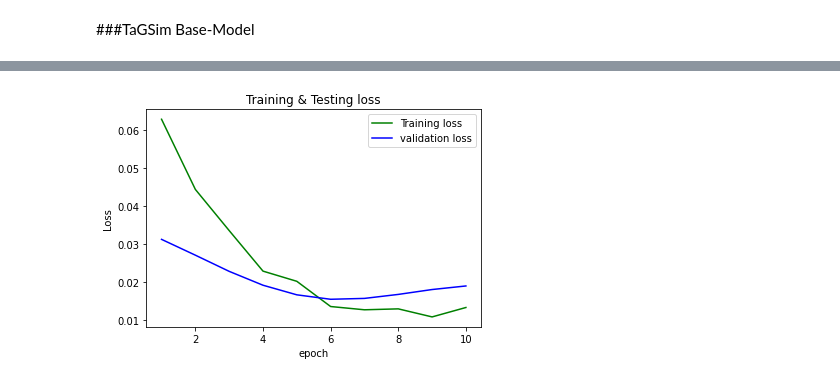
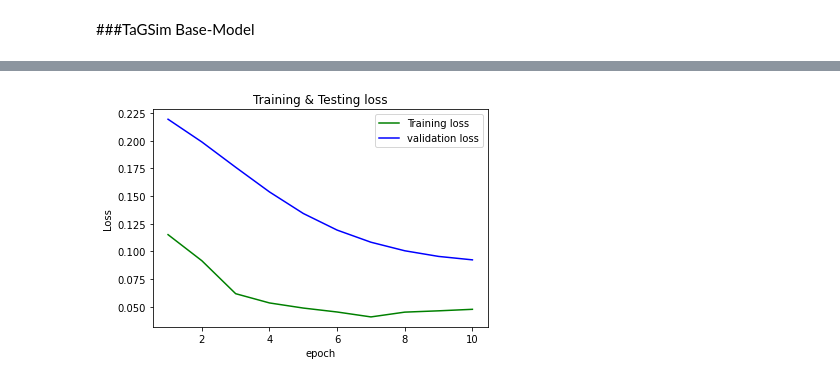
Before and after one commit to neuralresearch/CS39-6, a Jupyter notebook: RenTaGSim_NoNID_Exp.ipynb, the cells around one changed output, grey strips where cells are left out. Saved outputs shown, nothing was run; the diff lists cells and outputs as text; code cells hidden in the pictures.

Commit message:
Updated Validation process with the Real Min GED

```diff
--- a/RenTaGSim_NoNID_Exp.ipynb
+++ b/RenTaGSim_NoNID_Exp.ipynb
@@ -103,0 +98,5 @@ Their GED: 32131223
+# %%
+import pandas as pd
+df = pd.read_csv('realGED.csv')
+realGED_info = df.values.tolist()
+print(realGED_info)
@@ -313,7 +314,7 @@ class TaGSim(torch.nn.Module):
       norm_gt_ged = (ged.count('1')+ged.count('3')+ged.count('4')) / (0.5 * (graph1.number_of_nodes() + graph2.number_of_nodes()))
       label_multiset["gt_ged"] = torch.from_numpy(np.exp(-norm_gt_ged).reshape(1, 1)).view(1, -1).float()
     else:# for testing
-      norm_gt_ged = (len(ged)) / (0.5 * (graph1.number_of_nodes() + graph2.number_of_nodes()))
+      norm_gt_ged = (ged) / (0.5 * (graph1.number_of_nodes() + graph2.number_of_nodes()))
       label_multiset["gt_ged"] = torch.from_numpy(np.exp(-norm_gt_ged).reshape(1, 1)).view(1, -1).float()
 
     return label_multiset
@@ -849,17 +866,17 @@ for graph in range(0, int(len(filenames)/2)):
   graph2 = nx.read_gexf(dirName+pair_2) #updated_train
   train_pair.append({"graph_pair":[graph1,graph2],"ged":ged})
 #testing pair collection
-for graph in range(0, int(len(filenames_test)/2)):
-  pair_1_test = random.choice(filenames_test)
-  while '_' in pair_1_test:
-    pair_1_test = random.choice(filenames_test)
-  for filename in filenames_test:
-      if filename.endswith("_"+pair_1_test):
-        pair_2_test = filename
-        ged = pair_2_test.split('_', 1)[0]
-  graph1 = nx.read_gexf(dirName_test+pair_1_test) #updated_test
-  graph2 = nx.read_gexf(dirName_test+pair_2_test) #updated_test
-  test_pair.append({"graph_pair":[graph1,graph2],"ged":ged})
+# for graph in range(0, int(len(filenames_test)/2)):
+#   pair_1_test = random.choice(filenames_test)
+#   while '_' in pair_1_test:
+#     pair_1_test = random.choice(filenames_test)
+#   for filename in filenames_test:
+#       if filename.endswith("_"+pair_1_test):
+#         pair_2_test = filename
+#         ged = pair_2_test.split('_', 1)[0]
+#   graph1 = nx.read_gexf(dirName_test+pair_1_test) #updated_test
+#   graph2 = nx.read_gexf(dirName_test+pair_2_test) #updated_test
+#   test_pair.append({"graph_pair":[graph1,graph2],"ged":ged})
 #model training
 for epoch in range(epochs):
   random.shuffle(train_pair)
@@ -885,8 +902,12 @@ for epoch in range(epochs):
   visual_loss_train.append(loss/len(batch))
   # testing
   model.eval()
-  for graph_pair in test_pair:
-    data = model.transform_label_multiset(graph_pair, type_specified=False)
+  for graph_pair in realGED_info:
+    graph1 = nx.read_gexf(dirName_test+graph_pair[0]) #updated_test
+    graph2 = nx.read_gexf(dirName_test+graph_pair[1]) #updated_test
+    ged = int(graph_pair[2])
+    tem_data = {"graph_pair":[graph1,graph2],"ged":ged}
+    data = model.transform_label_multiset(tem_data, type_specified=False)
     prediction = model(data)
     prediction = torch.exp(torch.sum(torch.log(prediction))).view(1, -1)
     current_error = torch.nn.functional.mse_loss(prediction, data["gt_ged"])
@@ -923 +944 @@ Iteration 49 loss:  0.013294552763303122
-[figure, old version]
+[figure, new version]
```
Also changed, not shown: parts of 9 cells of this notebook.
